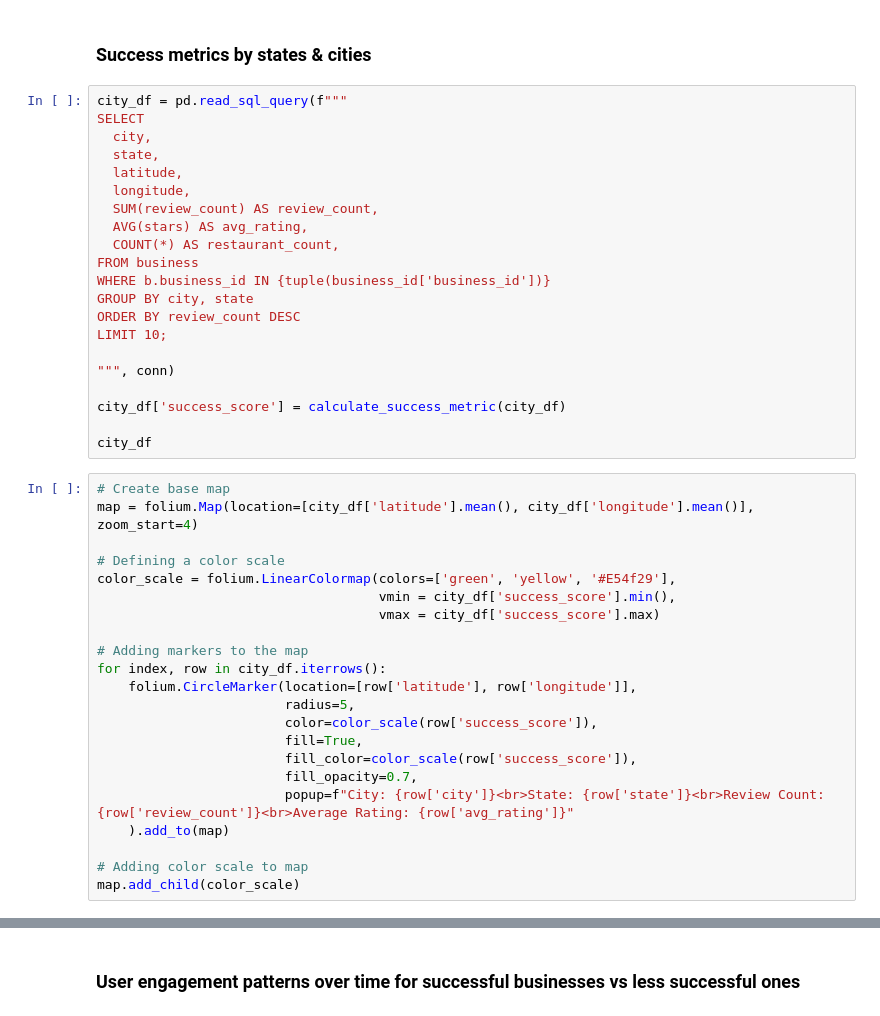
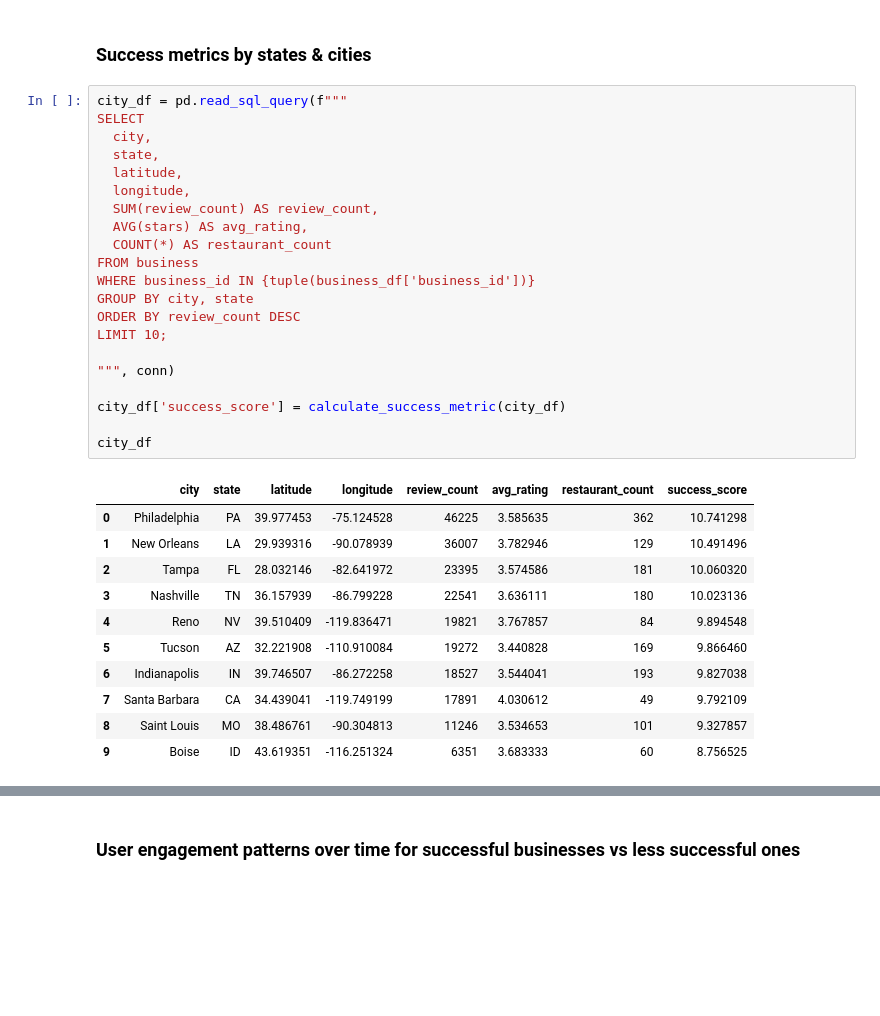
Before and after one commit to sharlynmuturi/data-engineering-and-analytics-projects, a Jupyter notebook: yelp-user-engagement-analysis/analysis.ipynb, the cells around one changed output, grey strips where cells are left out. Cells and saved outputs as stored; diff of their text form; blank space fills up the shorter version.

```diff
--- a/yelp-user-engagement-analysis/analysis.ipynb
+++ b/yelp-user-engagement-analysis/analysis.ipynb
@@ -228,43 +366,33 @@ def calculate_success_metric(df):
 # %%
 city_df = pd.read_sql_query(f"""
 SELECT
   city,
   state,
   latitude,
   longitude,
   SUM(review_count) AS review_count,
   AVG(stars) AS avg_rating,
-  COUNT(*) AS restaurant_count,
+  COUNT(*) AS restaurant_count
 FROM business
-WHERE b.business_id IN {tuple(business_id['business_id'])}
+WHERE business_id IN {tuple(business_df['business_id'])}
 GROUP BY city, state
 ORDER BY review_count DESC
 LIMIT 10;
 
 """, conn)
 
 city_df['success_score'] = calculate_success_metric(city_df)
 
 city_df
+# %% [output]
+|  | city | state | latitude | longitude | review_count | avg_rating | restaurant_count | success_score |
+| 0 | Philadelphia | PA | 39.977453 | -75.124528 | 46225 | 3.585635 | 362 | 10.741298 |
+| 1 | New Orleans | LA | 29.939316 | -90.078939 | 36007 | 3.782946 | 129 | 10.491496 |
+| 2 | Tampa | FL | 28.032146 | -82.641972 | 23395 | 3.574586 | 181 | 10.060320 |
+| 3 | Nashville | TN | 36.157939 | -86.799228 | 22541 | 3.636111 | 180 | 10.023136 |
+| 4 | Reno | NV | 39.510409 | -119.836471 | 19821 | 3.767857 | 84 | 9.894548 |
+| 5 | Tucson | AZ | 32.221908 | -110.910084 | 19272 | 3.440828 | 169 | 9.866460 |
+| 6 | Indianapolis | IN | 39.746507 | -86.272258 | 18527 | 3.544041 | 193 | 9.827038 |
+| 7 | Santa Barbara | CA | 34.439041 | -119.749199 | 17891 | 4.030612 | 49 | 9.792109 |
+| 8 | Saint Louis | MO | 38.486761 | -90.304813 | 11246 | 3.534653 | 101 | 9.327857 |
+| 9 | Boise | ID | 43.619351 | -116.251324 | 6351 | 3.683333 | 60 | 8.756525 |
-# %%
-# Create base map
-map = folium.Map(location=[city_df['latitude'].mean(), city_df['longitude'].mean()], zoom_start=4)
-
-# Defining a color scale
-color_scale = folium.LinearColormap(colors=['green', 'yellow', '#E54f29'],
-                                    vmin = city_df['success_score'].min(),
-                                    vmax = city_df['success_score'].max)
-
-# Adding markers to the map
-for index, row in city_df.iterrows():
-    folium.CircleMarker(location=[row['latitude'], row['longitude']],
-                        radius=5,
-                        color=color_scale(row['success_score']),
-                        fill=True,
-                        fill_color=color_scale(row['success_score']),
-                        fill_opacity=0.7,
-                        popup=f"City: {row['city']}<br>State: {row['state']}<br>Review Count: {row['review_count']}<br>Average Rating: {row['avg_rating']}"
-    ).add_to(map)
-
-# Adding color scale to map
-map.add_child(color_scale)
```
Also changed, not shown: parts of 37 cells of this notebook, 2 other files.
